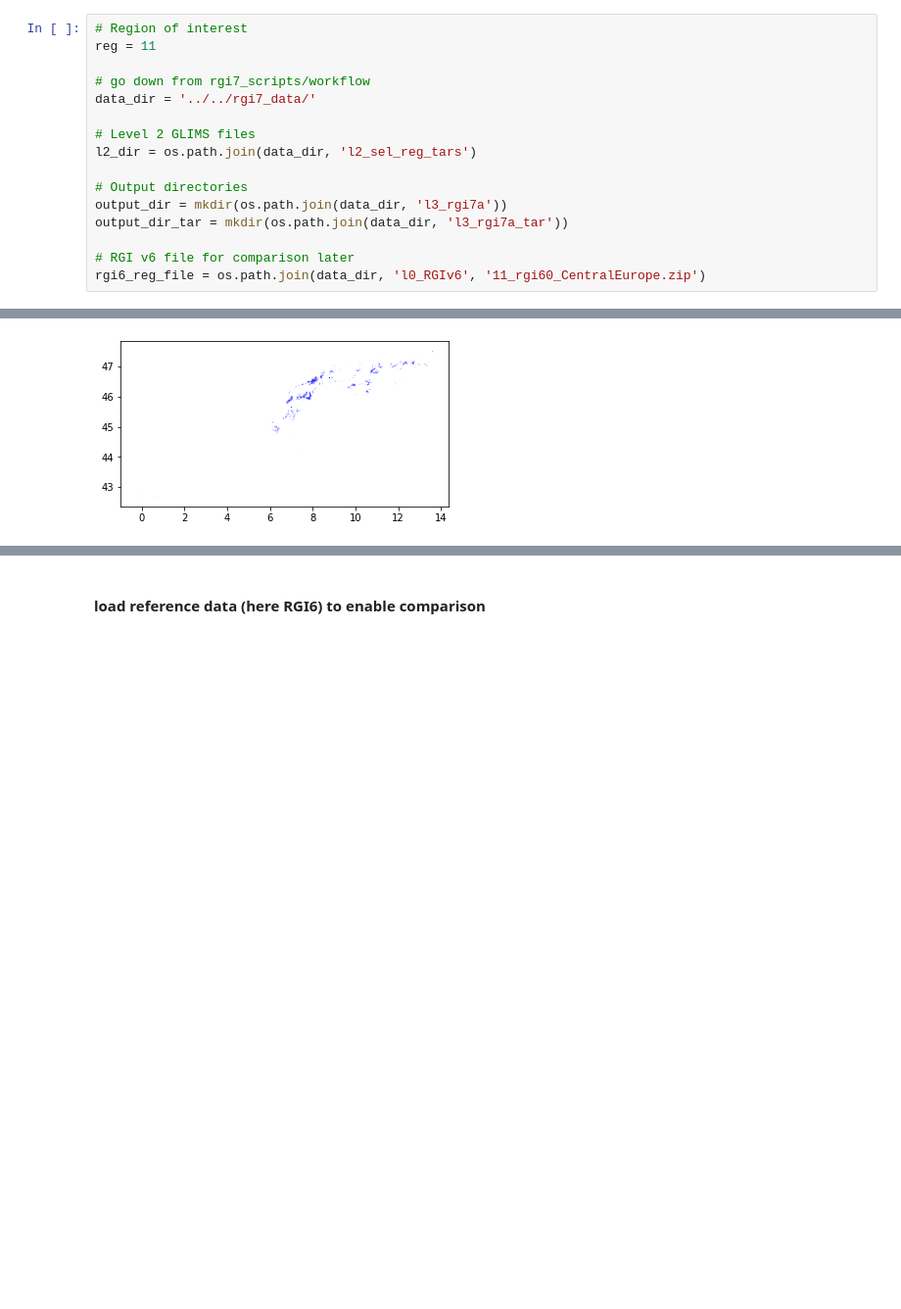
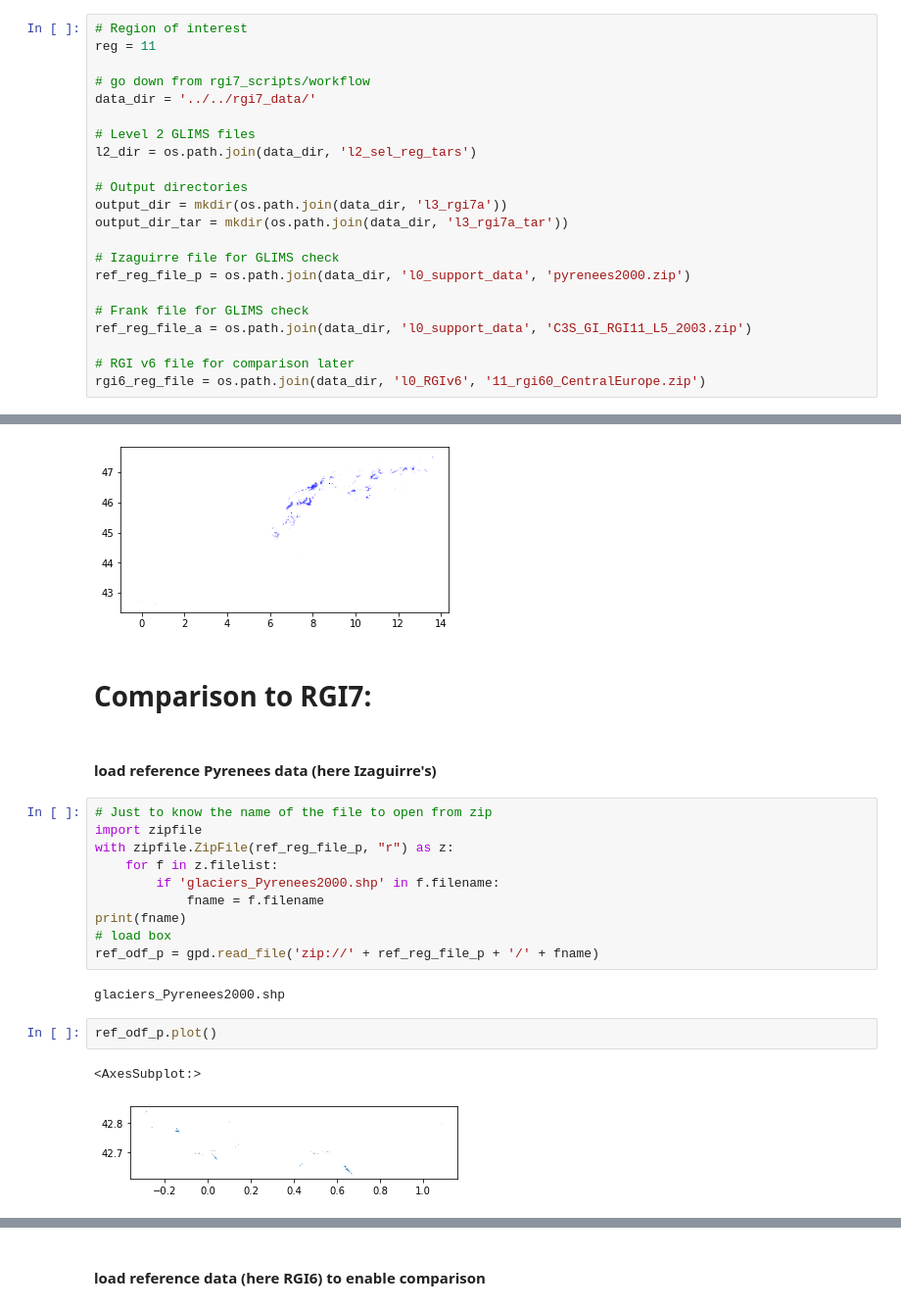
Before and after one commit to GLIMS-RGI/rgi7_scripts, a Jupyter notebook: workflow/RGI11.ipynb, the cells around one changed output, grey strips where cells are left out. Shown at 98% size. Drawn from its saved outputs; the diff is of its cells as text; blank space fills up the shorter version.

Commit message:
izaguirre checked. Frank one glacier missing

```diff
--- a/workflow/RGI11.ipynb
+++ b/workflow/RGI11.ipynb
@@ -27,6 +27,12 @@ l2_dir = os.path.join(data_dir, 'l2_sel_reg_tars')
 output_dir = mkdir(os.path.join(data_dir, 'l3_rgi7a'))
 output_dir_tar = mkdir(os.path.join(data_dir, 'l3_rgi7a_tar'))
 
+# Izaguirre file for GLIMS check
+ref_reg_file_p = os.path.join(data_dir, 'l0_support_data', 'pyrenees2000.zip')
+
+# Frank file for GLIMS check
+ref_reg_file_a = os.path.join(data_dir, 'l0_support_data', 'C3S_GI_RGI11_L5_2003.zip')
+
 # RGI v6 file for comparison later
 rgi6_reg_file = os.path.join(data_dir, 'l0_RGIv6', '11_rgi60_CentralEurope.zip')
 # %% [markdown]
@@ -98,3 +104,24 @@ RGI_ss.geometry.plot(color='blue')
 # %% [output]
 <AxesSubplot:>
 [figure]
+# %% [markdown]
+# Comparison to RGI7:
+# %% [markdown]
+#### load reference Pyrenees data (here Izaguirre's)
+# %%
+# Just to know the name of the file to open from zip
+import zipfile
+with zipfile.ZipFile(ref_reg_file_p, "r") as z:
+    for f in z.filelist:
+        if 'glaciers_Pyrenees2000.shp' in f.filename:
+            fname = f.filename
+print(fname)
+# load box
+ref_odf_p = gpd.read_file('zip://' + ref_reg_file_p + '/' + fname)
+# %% [output]
+glaciers_Pyrenees2000.shp
+# %%
+ref_odf_p.plot()
+# %% [output]
+<AxesSubplot:>
+[figure, added]
```
Also changed, not shown: parts of 27 cells of this notebook.
